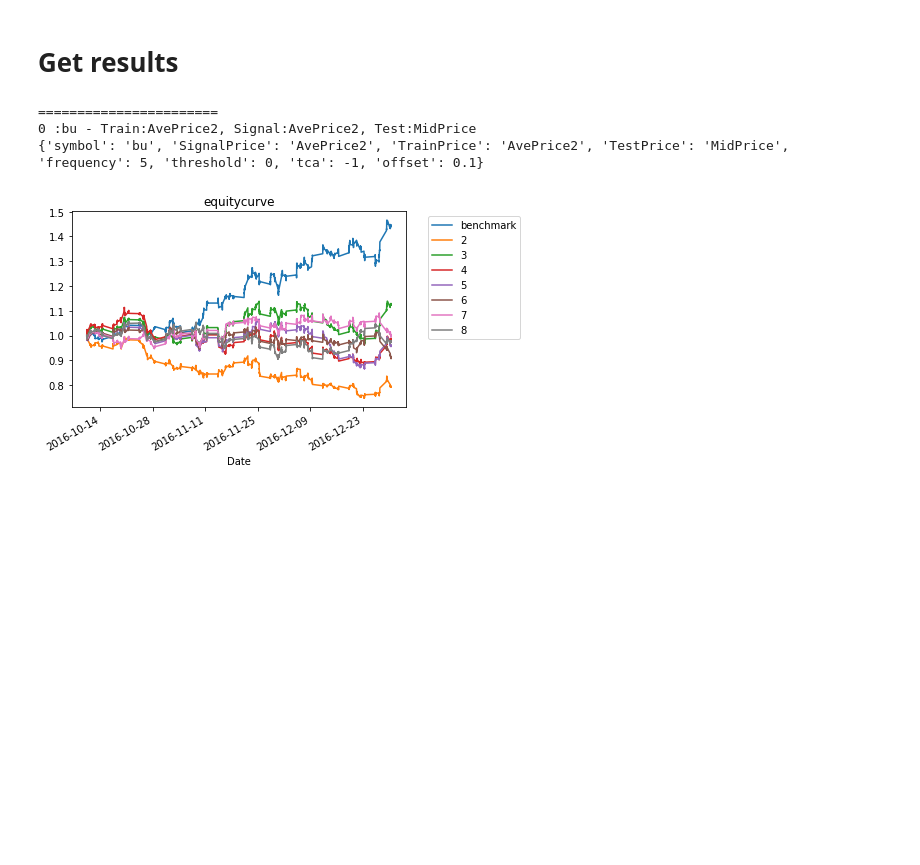
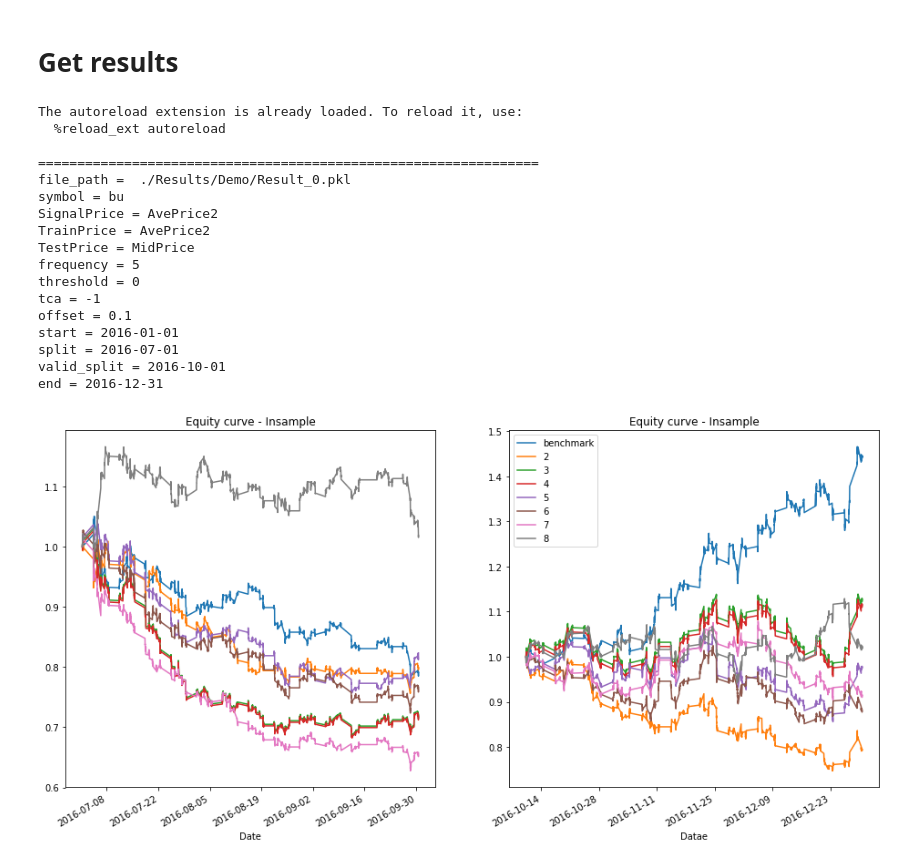
Before and after one commit to dechang227/QishiQR, a Jupyter notebook: BacktestEngine/Engine/Demo.ipynb, the cells around one changed output. Saved outputs shown, nothing was run; the diff lists cells and outputs as text; code cells hidden in the pictures; blank space fills up the shorter version.

Commit message:
Run insample/outsample test simutaneously.

```diff
--- a/BacktestEngine/Engine/Demo.ipynb
+++ b/BacktestEngine/Engine/Demo.ipynb
@@ -23,37 +23,62 @@ See the caveats in the documentation: http://pandas.pydata.org/pandas-docs/stabl
 # %% [markdown]
 # Get results
 # %%
-
+%matplotlib inline
+%load_ext autoreload
+%autoreload 2
 
 import sys
 sys.path.append("/home/runmin/Documents/Qishi/QishiQR/BacktestEngine")
 
 from glob import glob
 import pickle
 import matplotlib.pyplot as plt
 import Backtesting
 
-files = glob("./Results/Demo/*.pkl")
+RESULT_DIR = "./Results/Demo/"
+
+files = glob(RESULT_DIR+"/*.pkl")
 
 Tester_Results = []
-
 for idx, file in enumerate(files):
     with  open(file,"rb") as f:
         Tester_Results.append(pickle.load(f))
 
-    print("\n=======================")
+    print("\n================================================================")
     params = Tester_Results[-1]["globalPara"]
-    print(idx,":{} - Train:{}, Signal:{}, Test:{}"
-          .format(params.symbol, params.TrainPrice, params.SignalPrice, params.TestPrice))
-    print(Tester_Results[-1]["localPara"])
-    fig, ax = plt.subplots()
-    Tester_Results[-1]["model"].ensemble.ensembles[0].result.benchmark.plot(ax=ax)
-    Tester_Results[-1]["model"].plot(ax=ax)
-    plt.legend(bbox_to_anchor=(1.05, 1), loc=2)
-    plt.xlabel("Date")
+    print("file_path = ", file)
+
+    for key, item in Tester_Results[-1]["localPara"].items():
+        print("{} = {}".format(key, item))
+
+    fig, ax = plt.subplots(1,2, figsize=(16,8))
+    Tester_Results[-1]["insample"].ensemble.ensembles[0].result.benchmark.plot(ax=ax[0])
+    Tester_Results[-1]["insample"].plot(ax=ax[0])
+    Tester_Results[-1]["outsample"].ensemble.ensembles[0].result.benchmark.plot(ax=ax[1])
+    Tester_Results[-1]["outsample"].plot(ax=ax[1])
+
+    ax[0].legend().set_visible(False)
+    ax[0].set_xlabel("Date")
+    ax[0].set_title("Equity curve - Insample")
+    ax[1].set_xlabel("Datae")
+    ax[1].set_title("Equity curve - Insample")
     plt.show()
 # %% [output]
-=======================
-0 :bu - Train:AvePrice2, Signal:AvePrice2, Test:MidPrice
-{'symbol': 'bu', 'SignalPrice': 'AvePrice2', 'TrainPrice': 'AvePrice2', 'TestPrice': 'MidPrice', 'frequency': 5, 'threshold': 0, 'tca': -1, 'offset': 0.1}
+The autoreload extension is already loaded. To reload it, use:
+  %reload_ext autoreload
+
+================================================================
+file_path =  ./Results/Demo/Result_0.pkl
+symbol = bu
+SignalPrice = AvePrice2
+TrainPrice = AvePrice2
+TestPrice = MidPrice
+frequency = 5
+threshold = 0
+tca = -1
+offset = 0.1
+start = 2016-01-01
+split = 2016-07-01
+valid_split = 2016-10-01
+end = 2016-12-31
-[figure, old version]
+[figure, new version]
```
Also changed, not shown: parts of 2 cells of this notebook, 4 other files.
